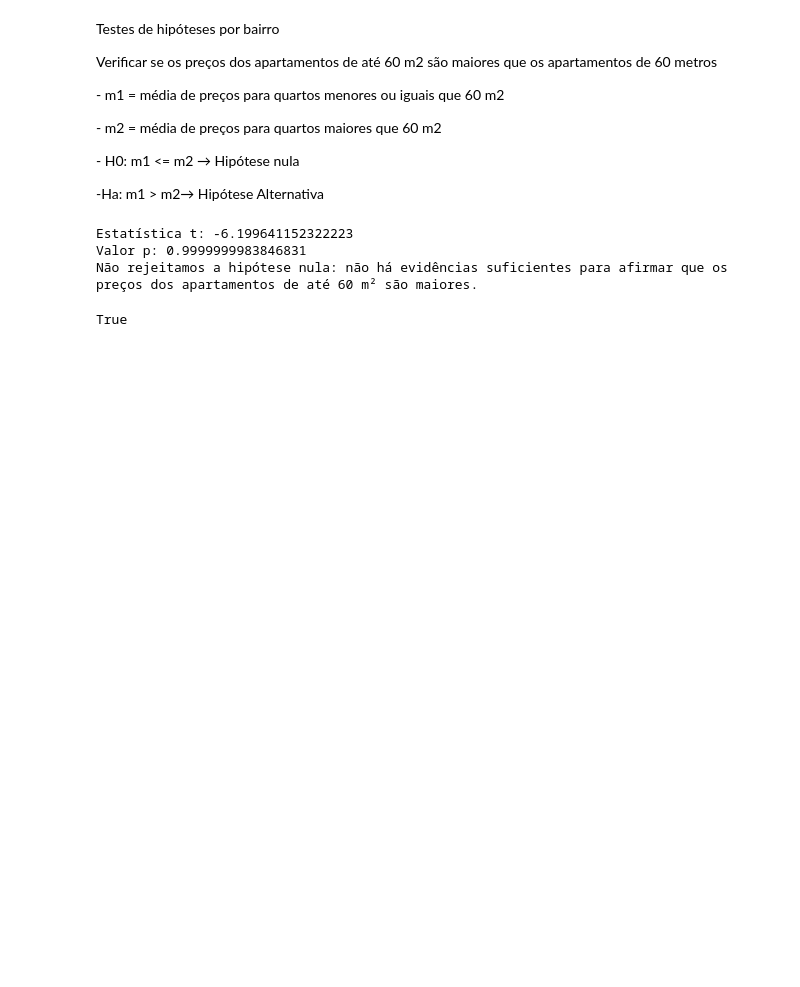
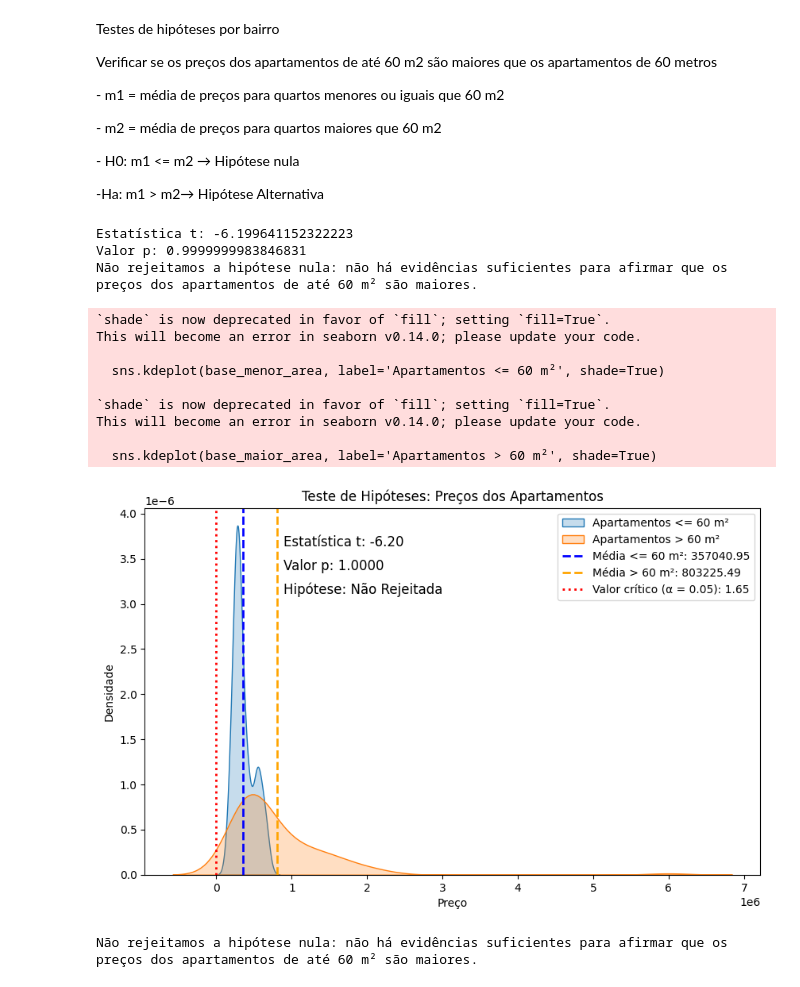
Before and after one commit to rodrigorocha1/extracao_viva_real_selenium, a Jupyter notebook: notebooks_exemplo/visualizacaov2.ipynb, the cells around one changed output. Saved outputs shown, nothing was run; the diff lists cells and outputs as text; code cells hidden in the pictures; blank space fills up the shorter version.

Commit message:
Teste de hipótese para a metragem do ap para todos os bairros

```diff
--- a/notebooks_exemplo/visualizacaov2.ipynb
+++ b/notebooks_exemplo/visualizacaov2.ipynb
@@ -469,7 +390,73 @@ else:
 Estatística t: -6.199641152322223
 Valor p: 0.9999999983846831
 Não rejeitamos a hipótese nula: não há evidências suficientes para afirmar que os preços dos apartamentos de até 60 m² são maiores.
-# %%
-media_maior_area > media_menor_area
-# %% [output]
-True
+# %%
+import matplotlib.pyplot as plt
+import seaborn as sns
+import numpy as np
+from scipy.stats import ttest_ind
+
+# Dados fictícios (substituir pelos dados reais)
+bairro = 'Jardim Botânico'
+base_temp = base_bairros.query(f'bairro_teste == "{bairro}"')
+base_menor_area = base_temp.query('metragem <= 60').sample(n=100, random_state=101).preco
+base_maior_area = base_temp.query('metragem > 60').sample(n=100, random_state=101).preco
+
+# Calcular médias e desvios padrão
+media_menor_area = base_menor_area.mean()
+media_maior_area = base_maior_area.mean()
+dp_menor_area = base_menor_area.std()
+dp_maior_area = base_maior_area.std()
+
+# Realizar teste t
+t_stat, p_value = ttest_ind(base_menor_area, base_maior_area, alternative='greater')
+
+# Definir alpha
+alpha = 0.05
+
+# Criar gráfico
+plt.figure(figsize=(10, 6))
+
+# Distribuição das amostras
+sns.kdeplot(base_menor_area, label='Apartamentos <= 60 m²', shade=True)
+sns.kdeplot(base_maior_area, label='Apartamentos > 60 m²', shade=True)
+
+# Adicionar linha para a média de cada amostra
+plt.axvline(media_menor_area, color='blue', linestyle='--', linewidth=2, label=f'Média <= 60 m²: {media_menor_area:.2f}')
+plt.axvline(media_maior_area, color='orange', linestyle='--', linewidth=2, label=f'Média > 60 m²: {media_maior_area:.2f}')
+
+# Adicionar linha para o valor crítico (únicaudal)
+# Valor crítico é o ponto onde a cauda direita começa
+from scipy.stats import t
+critical_value = t.ppf(1 - alpha, df=(len(base_menor_area) + len(base_maior_area) - 2))
+plt.axvline(critical_value, color='red', linestyle=':', linewidth=2, label=f'Valor crítico (α = 0.05): {critical_value:.2f}')
+
+# Título e legendas
+plt.title('Teste de Hipóteses: Preços dos Apartamentos')
+plt.xlabel('Preço')
+plt.ylabel('Densidade')
+plt.legend()
+
+# Exibir resultados do teste
+plt.figtext(0.30, 0.8, f'Estatística t: {t_stat:.2f}', fontsize=12, ha='left')
+plt.figtext(0.30, 0.75, f'Valor p: {p_value:.4f}', fontsize=12, ha='left')
+plt.figtext(0.30, 0.7, f'Hipótese: {"Rejeitada" if p_value < alpha else "Não Rejeitada"}', fontsize=12, ha='left')
+
+plt.show()
+
+if p_value < alpha:
+    print("Rejeitamos a hipótese nula: os preços dos apartamentos de até 60 m² são significativamente maiores.")
+else:
+    print("Não rejeitamos a hipótese nula: não há evidências suficientes para afirmar que os preços dos apartamentos de até 60 m² são maiores.")
+# %% [output]
+`shade` is now deprecated in favor of `fill`; setting `fill=True`.
+This will become an error in seaborn v0.14.0; please update your code.
+
+  sns.kdeplot(base_menor_area, label='Apartamentos <= 60 m²', shade=True)
+
+`shade` is now deprecated in favor of `fill`; setting `fill=True`.
+This will become an error in seaborn v0.14.0; please update your code.
+
+  sns.kdeplot(base_maior_area, label='Apartamentos > 60 m²', shade=True)
+[figure, added]
+Não rejeitamos a hipótese nula: não há evidências suficientes para afirmar que os preços dos apartamentos de até 60 m² são maiores.
```
Also changed, not shown: parts of 3 cells of this notebook.
